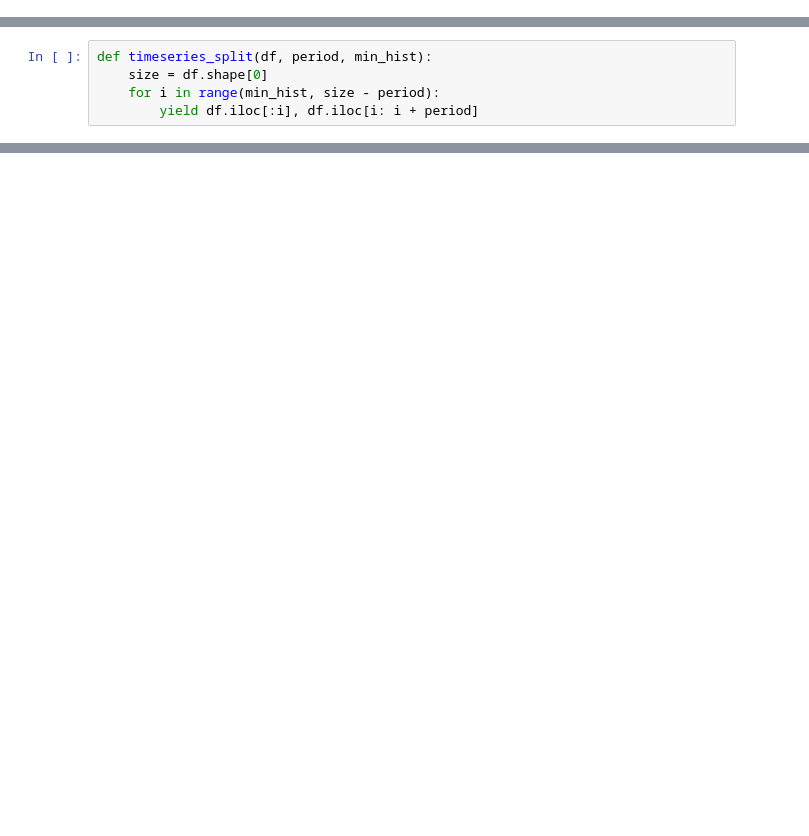
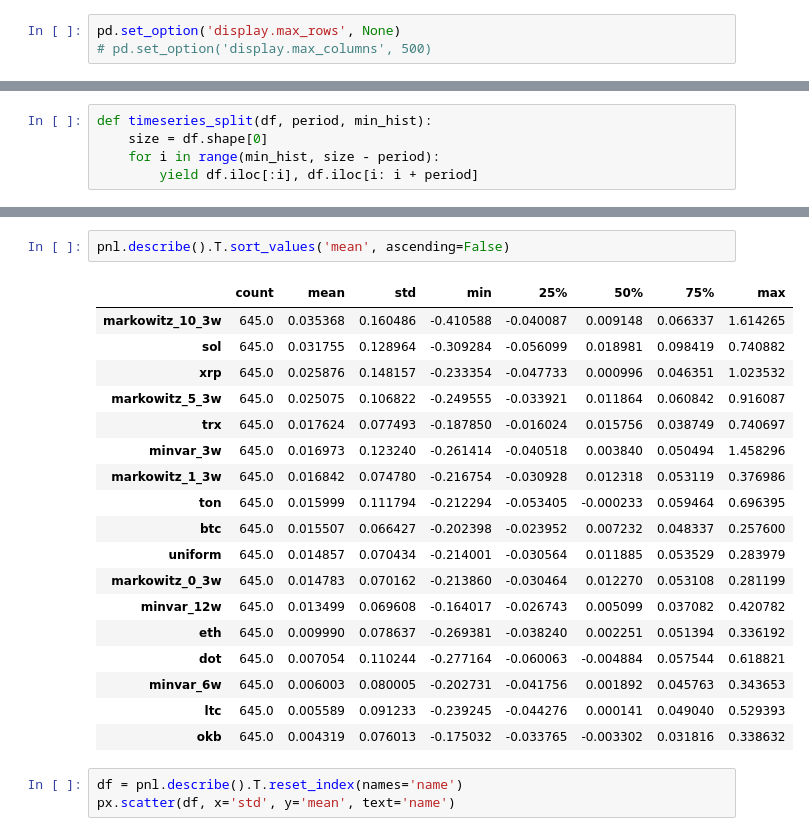
Before and after one commit to poluzerovT/Masters-thesis, a Jupyter notebook: code/research.ipynb, the cells around one changed output, grey strips where cells are left out. Saved outputs shown, nothing was run; the diff lists cells and outputs as text; blank space fills up the shorter version.

Commit message:
Uniform, Minvar, Matkowitz portfolio builders

```diff
--- a/code/research.ipynb
+++ b/code/research.ipynb
@@ -7,6 +8,9 @@ import datetime as dt
 import requests
 import json
 import os
+# %%
+pd.set_option('display.max_rows', None)
+# pd.set_option('display.max_columns', 500)
 # %% [markdown]
 # Prepare data
 # %%
@@ -245,0 +279,24 @@ Name: total_pnl, dtype: float64
+# %%
+pnl.describe().T.sort_values('mean', ascending=False)
+# %% [output]
+|  | count | mean | std | min | 25% | 50% | 75% | max |
+| markowitz_10_3w | 645.0 | 0.035368 | 0.160486 | -0.410588 | -0.040087 | 0.009148 | 0.066337 | 1.614265 |
+| sol | 645.0 | 0.031755 | 0.128964 | -0.309284 | -0.056099 | 0.018981 | 0.098419 | 0.740882 |
+| xrp | 645.0 | 0.025876 | 0.148157 | -0.233354 | -0.047733 | 0.000996 | 0.046351 | 1.023532 |
+| markowitz_5_3w | 645.0 | 0.025075 | 0.106822 | -0.249555 | -0.033921 | 0.011864 | 0.060842 | 0.916087 |
+| trx | 645.0 | 0.017624 | 0.077493 | -0.187850 | -0.016024 | 0.015756 | 0.038749 | 0.740697 |
+| minvar_3w | 645.0 | 0.016973 | 0.123240 | -0.261414 | -0.040518 | 0.003840 | 0.050494 | 1.458296 |
+| markowitz_1_3w | 645.0 | 0.016842 | 0.074780 | -0.216754 | -0.030928 | 0.012318 | 0.053119 | 0.376986 |
+| ton | 645.0 | 0.015999 | 0.111794 | -0.212294 | -0.053405 | -0.000233 | 0.059464 | 0.696395 |
+| btc | 645.0 | 0.015507 | 0.066427 | -0.202398 | -0.023952 | 0.007232 | 0.048337 | 0.257600 |
+| uniform | 645.0 | 0.014857 | 0.070434 | -0.214001 | -0.030564 | 0.011885 | 0.053529 | 0.283979 |
+| markowitz_0_3w | 645.0 | 0.014783 | 0.070162 | -0.213860 | -0.030464 | 0.012270 | 0.053108 | 0.281199 |
+| minvar_12w | 645.0 | 0.013499 | 0.069608 | -0.164017 | -0.026743 | 0.005099 | 0.037082 | 0.420782 |
+| eth | 645.0 | 0.009990 | 0.078637 | -0.269381 | -0.038240 | 0.002251 | 0.051394 | 0.336192 |
+| dot | 645.0 | 0.007054 | 0.110244 | -0.277164 | -0.060063 | -0.004884 | 0.057544 | 0.618821 |
+| minvar_6w | 645.0 | 0.006003 | 0.080005 | -0.202731 | -0.041756 | 0.001892 | 0.045763 | 0.343653 |
+| ltc | 645.0 | 0.005589 | 0.091233 | -0.239245 | -0.044276 | 0.000141 | 0.049040 | 0.529393 |
+| okb | 645.0 | 0.004319 | 0.076013 | -0.175032 | -0.033765 | -0.003302 | 0.031816 | 0.338632 |
+# %%
+df = pnl.describe().T.reset_index(names='name')
+px.scatter(df, x='std', y='mean', text='name')
```
Also changed, not shown: parts of 12 cells of this notebook.
